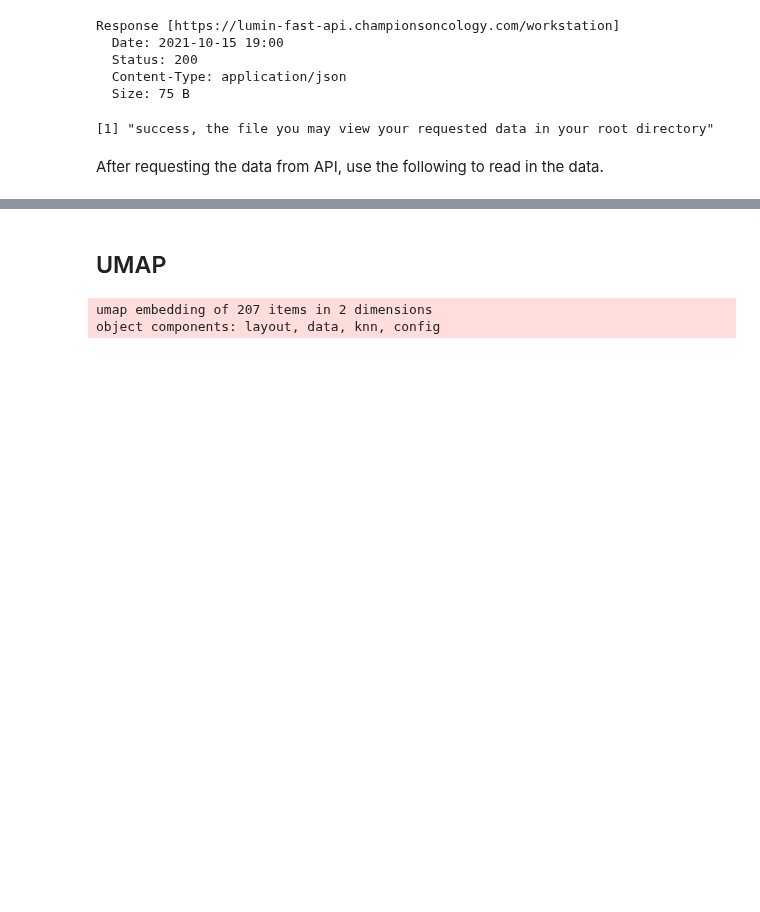
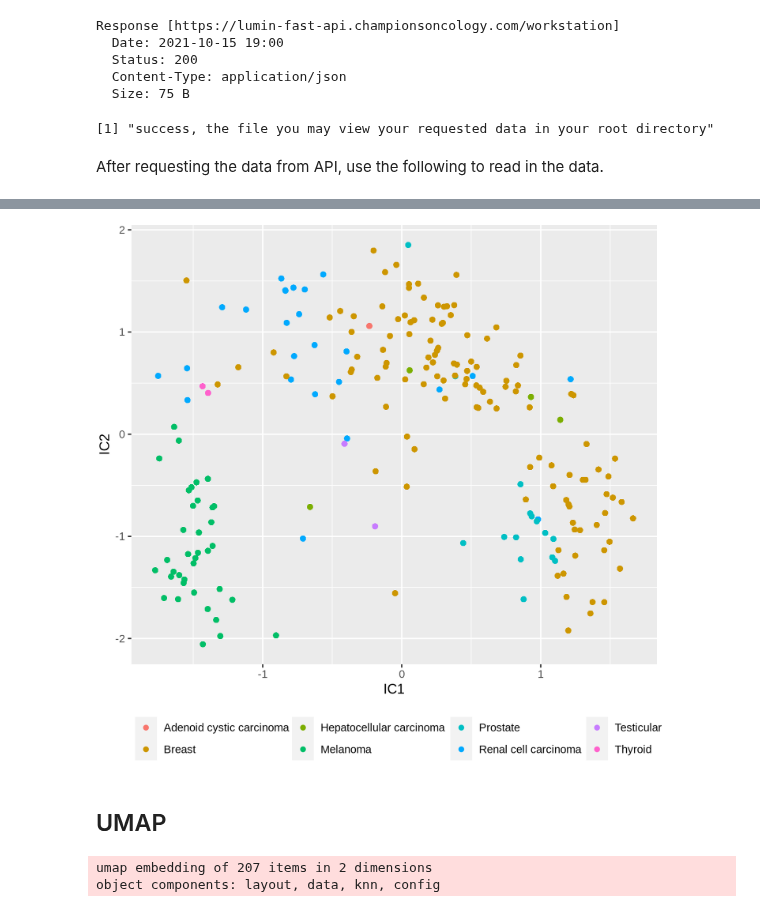
Before and after one commit to liorbey/lumin-workstation-materials, a Jupyter notebook: pca_ica_umap_R.ipynb, the cells around one changed output, grey strips where cells are left out. Drawn from its saved outputs; the diff is of its cells as text; code cells hidden in the pictures; blank space fills up the shorter version.

```diff
--- a/pca_ica_umap_R.ipynb
+++ b/pca_ica_umap_R.ipynb
@@ -121,3 +130,19 @@ ERROR: Error in updateR(): could not find function "updateR"
+# %%
+# join the output with the original dataframe to have tumor_type
+ica_plot <- data.frame(IC1 = ica_out$S[,1],
+                       IC2 = ica_out$S[,2],
+                        model = rownames(ica_out$S)) %>%
+    inner_join(df, by="model")
+# %%
+# plot
+options(repr.plot.width = 7, repr.plot.height = 6, repr.plot.res=240)  # set figure size
+ggplot(ica_plot, aes(x = IC1, y = IC2)) +
+    geom_point(aes(color = tumor_type)) +
+    theme(legend.position = "bottom",
+          legend.title = element_blank(),
+          plot.margin = unit(c(0,2,0,0.1), "cm"))
+# %% [output]
+[figure, added]
 # %% [markdown]
 ## UMAP
 # %%
```
Also changed, not shown: parts of 21 cells of this notebook.
